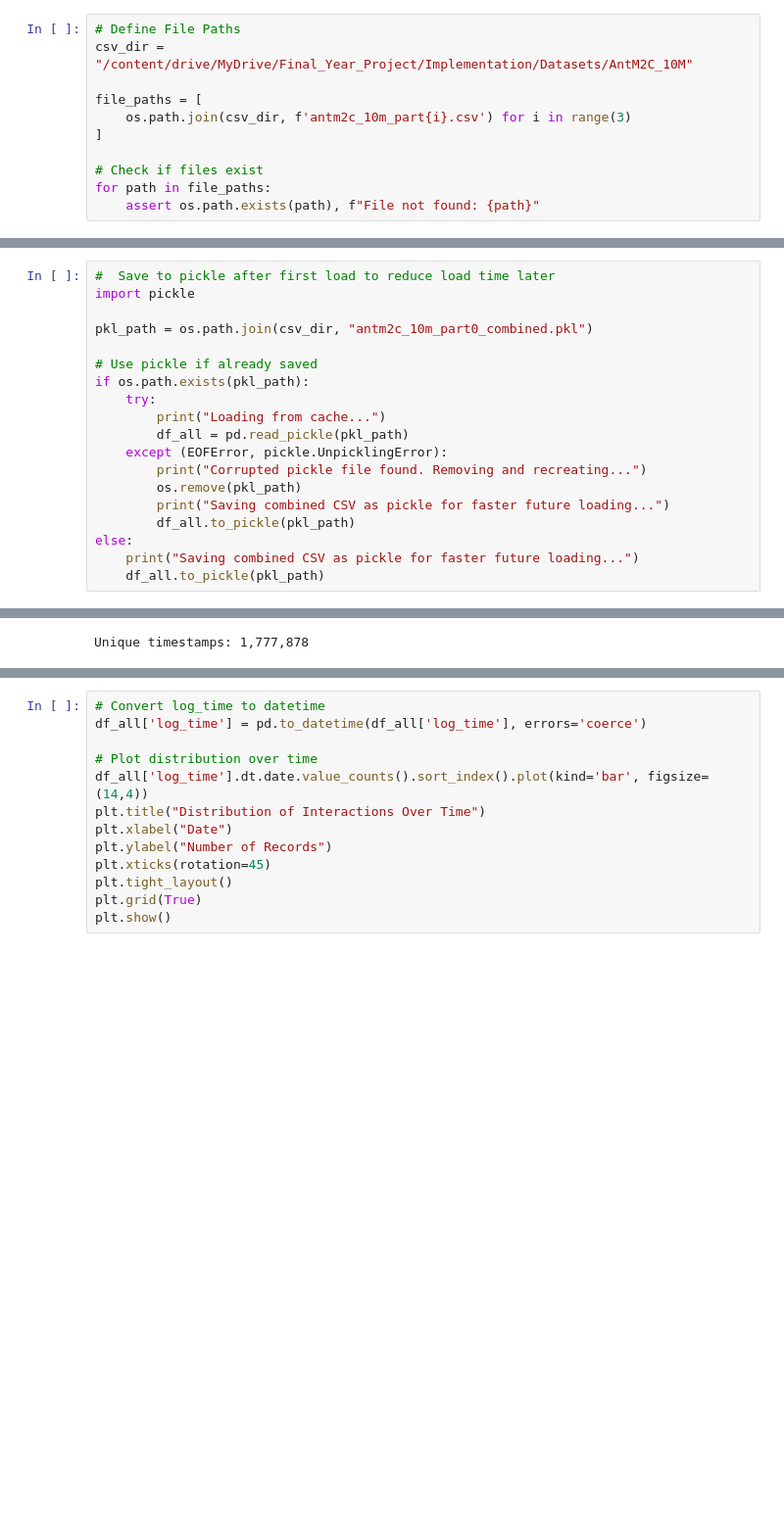
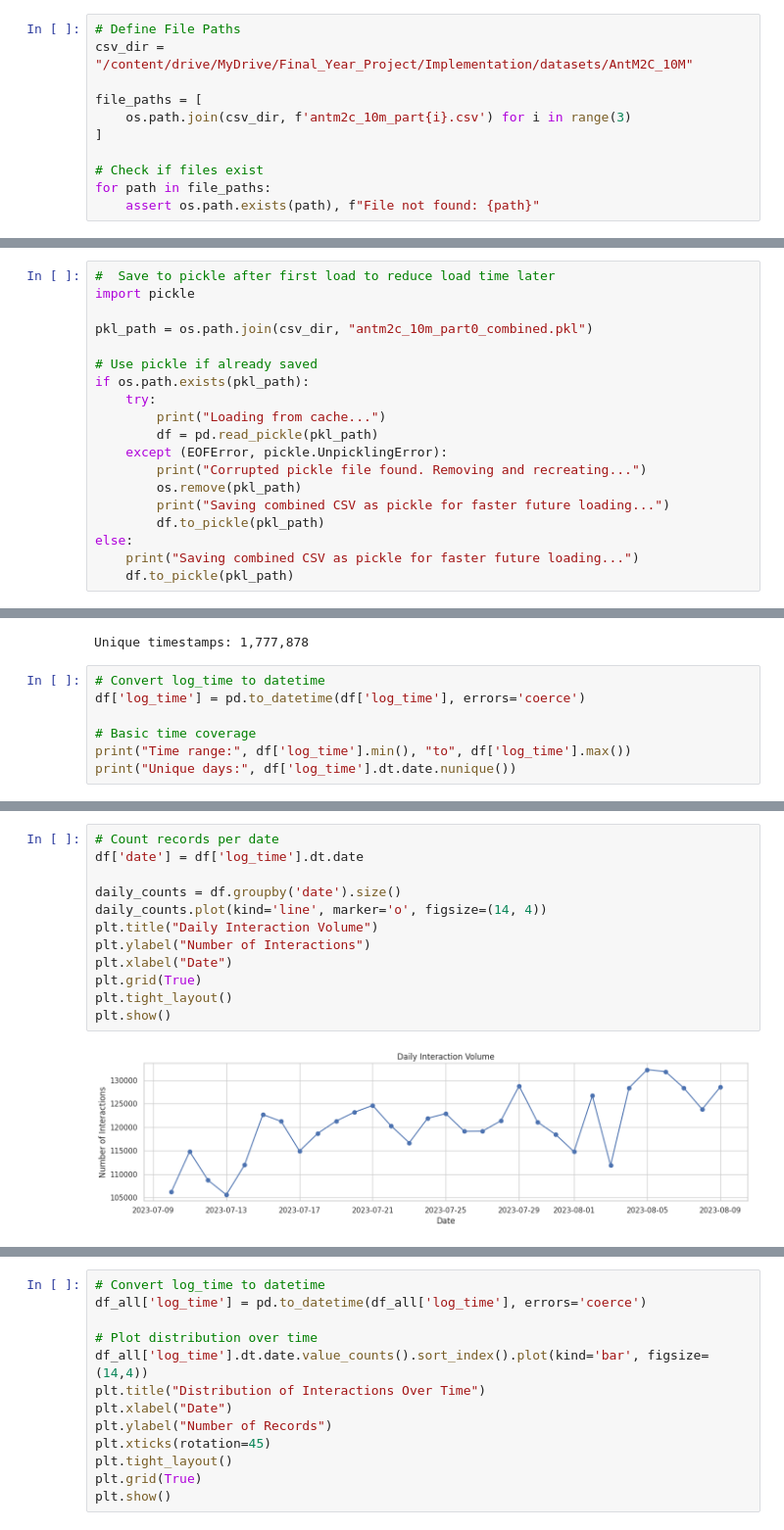
Before and after one commit to sheebaboy33/ColdFusionX, a Jupyter notebook: notebooks/00_data_analysis.ipynb, the cells around one changed output, grey strips where cells are left out. Shown: that part at 98% size. Saved outputs shown, nothing was run; the diff lists cells and outputs as text; blank space fills up the shorter version.

```diff
--- a/notebooks/00_data_analysis.ipynb
+++ b/notebooks/00_data_analysis.ipynb
@@ -35,7 +35,7 @@ pd.set_option('display.max_columns', 100)
 sns.set(style="whitegrid")
 # %%
 # Define File Paths
-csv_dir = "/content/drive/MyDrive/Final_Year_Project/Implementation/Datasets/AntM2C_10M"
+csv_dir = "/content/drive/MyDrive/Final_Year_Project/Implementation/datasets/AntM2C_10M"
 
 file_paths = [
     os.path.join(csv_dir, f'antm2c_10m_part{i}.csv') for i in range(3)
@@ -88,15 +77,15 @@ pkl_path = os.path.join(csv_dir, "antm2c_10m_part0_combined.pkl")
 if os.path.exists(pkl_path):
     try:
         print("Loading from cache...")
-        df_all = pd.read_pickle(pkl_path)
+        df = pd.read_pickle(pkl_path)
     except (EOFError, pickle.UnpicklingError):
         print("Corrupted pickle file found. Removing and recreating...")
         os.remove(pkl_path)
         print("Saving combined CSV as pickle for faster future loading...")
-        df_all.to_pickle(pkl_path)
+        df.to_pickle(pkl_path)
 else:
     print("Saving combined CSV as pickle for faster future loading...")
-    df_all.to_pickle(pkl_path)
+    df.to_pickle(pkl_path)
 # %% [output]
 Loading from cache...
 # %% [markdown]
@@ -289,3 +280,10 @@ unique_timestamps = df_all['log_time'].nunique()
 print(f"Unique timestamps: {unique_timestamps:,}")
 # %% [output]
 Unique timestamps: 1,777,878
+# %%
+# Convert log_time to datetime
+df['log_time'] = pd.to_datetime(df['log_time'], errors='coerce')
+
+# Basic time coverage
+print("Time range:", df['log_time'].min(), "to", df['log_time'].max())
+print("Unique days:", df['log_time'].dt.date.nunique())
@@ -291,0 +293,14 @@ Unique timestamps: 1,777,878
+# %%
+# Count records per date
+df['date'] = df['log_time'].dt.date
+
+daily_counts = df.groupby('date').size()
+daily_counts.plot(kind='line', marker='o', figsize=(14, 4))
+plt.title("Daily Interaction Volume")
+plt.ylabel("Number of Interactions")
+plt.xlabel("Date")
+plt.grid(True)
+plt.tight_layout()
+plt.show()
+# %% [output]
+[figure, added]
```
Also changed, not shown: parts of 19 cells of this notebook.
